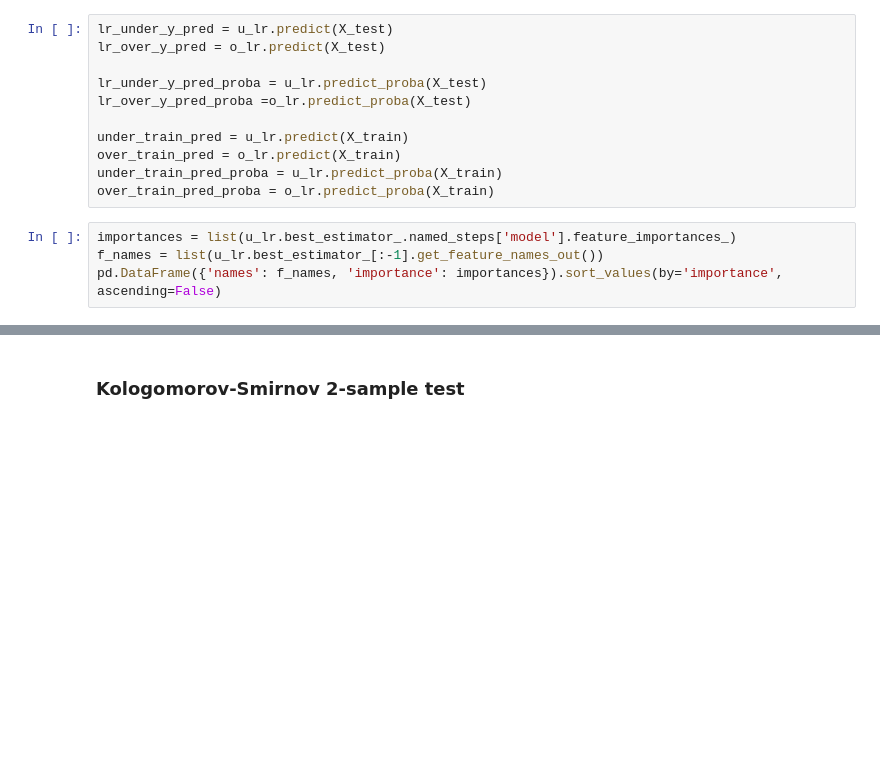
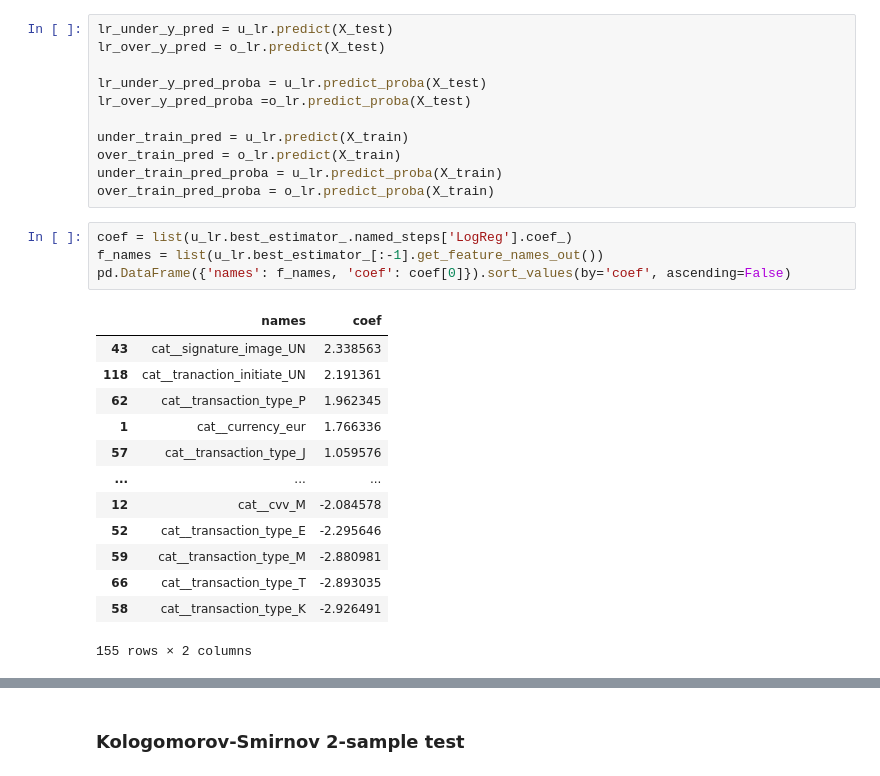
Before and after one commit to JakubKozlowski1/data_mining, a Jupyter notebook: evaluation.ipynb, the cells around one changed output, grey strips where cells are left out. Cells and saved outputs as stored; diff of their text form; blank space fills up the shorter version.

```diff
--- a/evaluation.ipynb
+++ b/evaluation.ipynb
@@ -51,7 +65,21 @@ over_train_pred = o_lr.predict(X_train)
 under_train_pred_proba = u_lr.predict_proba(X_train)
 over_train_pred_proba = o_lr.predict_proba(X_train)
 # %%
-importances = list(u_lr.best_estimator_.named_steps['model'].feature_importances_)
+coef = list(u_lr.best_estimator_.named_steps['LogReg'].coef_)
 f_names = list(u_lr.best_estimator_[:-1].get_feature_names_out())
-pd.DataFrame({'names': f_names, 'importance': importances}).sort_values(by='importance', ascending=False)
+pd.DataFrame({'names': f_names, 'coef': coef[0]}).sort_values(by='coef', ascending=False)
+# %% [output]
+|  | names | coef |
+| 43 | cat__signature_image_UN | 2.338563 |
+| 118 | cat__tranaction_initiate_UN | 2.191361 |
+| 62 | cat__transaction_type_P | 1.962345 |
+| 1 | cat__currency_eur | 1.766336 |
+| 57 | cat__transaction_type_J | 1.059576 |
+| ... | ... | ... |
+| 12 | cat__cvv_M | -2.084578 |
+| 52 | cat__transaction_type_E | -2.295646 |
+| 59 | cat__transaction_type_M | -2.880981 |
+| 66 | cat__transaction_type_T | -2.893035 |
+| 58 | cat__transaction_type_K | -2.926491 |
+155 rows × 2 columns
 # %%
```
Also changed, not shown: parts of 29 cells of this notebook, 6 other files.
